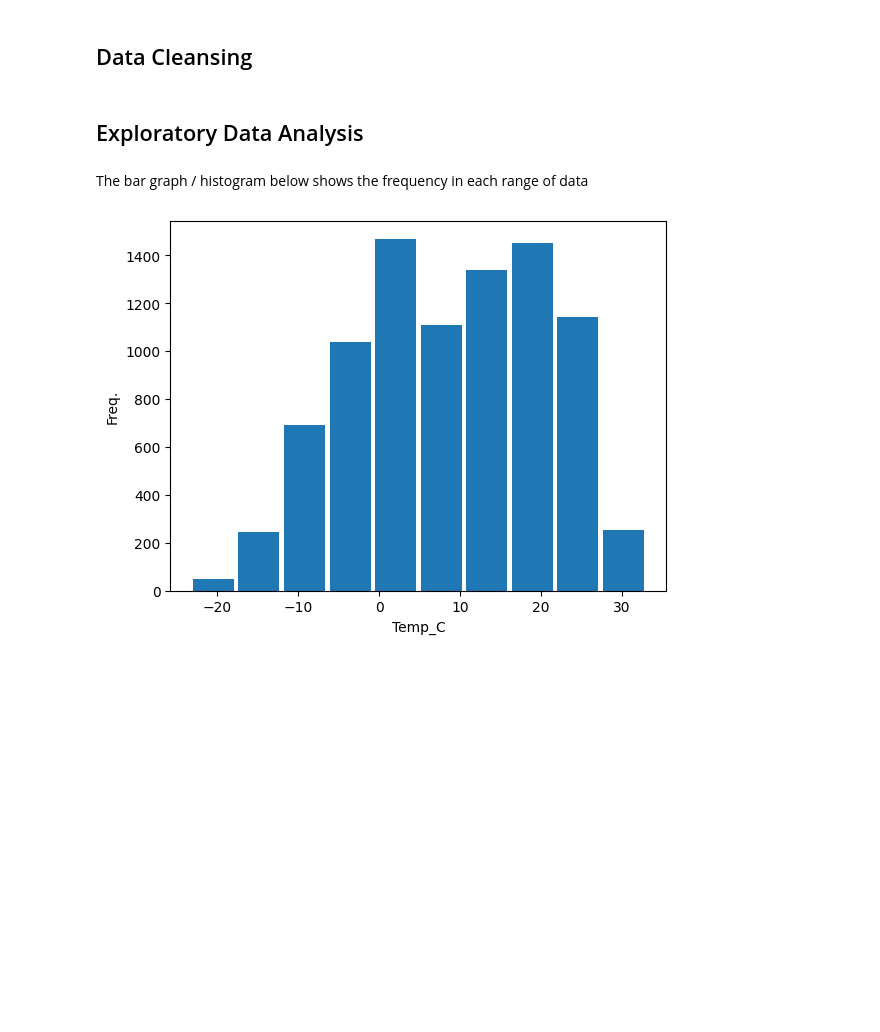
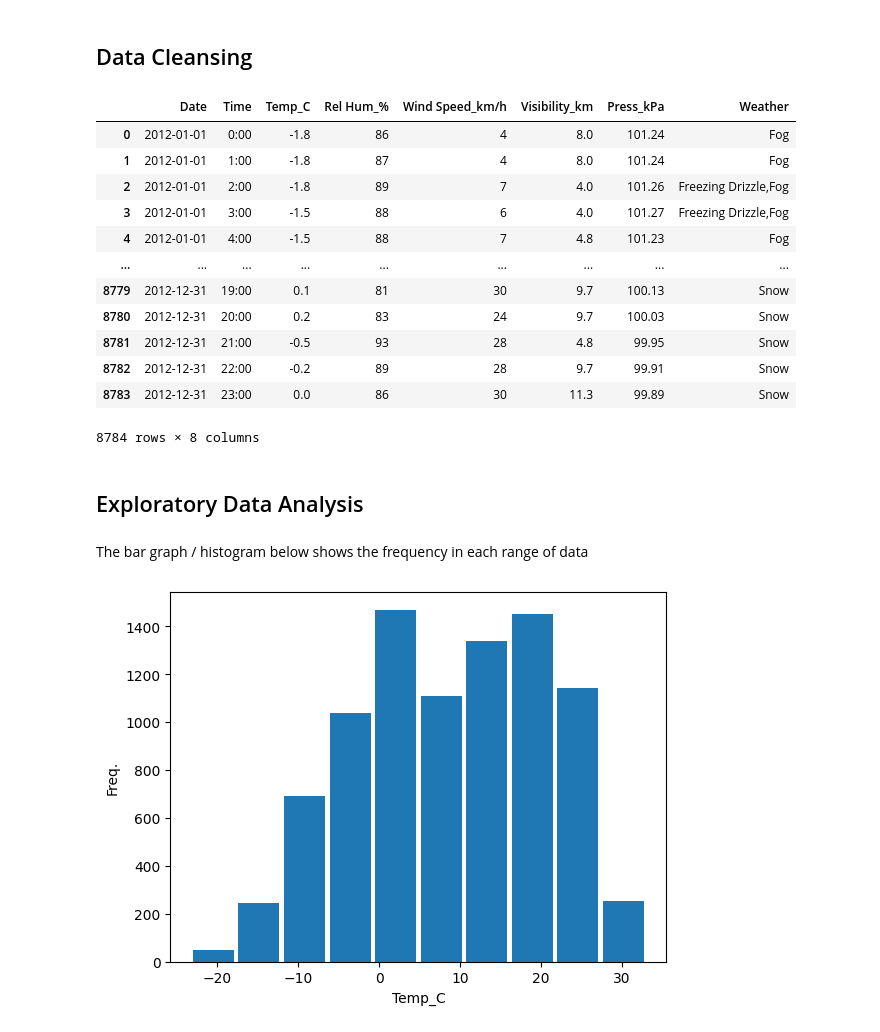
Before and after one commit to JayaWinata/Weather-EDA, a Jupyter notebook: weather_EDA.ipynb, the cells around one changed output. Drawn from its saved outputs; the diff is of its cells as text; code cells hidden in the pictures; blank space fills up the shorter version.

Commit message:
parsing dtype

```diff
--- a/weather_EDA.ipynb
+++ b/weather_EDA.ipynb
@@ -60,6 +72,25 @@ df.insert(1,'Time',time_series)
 # Removing unnecessary columns
 df.drop('Date/Time',axis=1,inplace=True)
 df.drop('Dew Point Temp_C',axis=1,inplace=True)
+
+# Converting dtypes
+df['Date'] = pd.to_datetime(df['Date'])
+# %%
+df
+# %% [output]
+|  | Date | Time | Temp_C | Rel Hum_% | Wind Speed_km/h | Visibility_km | Press_kPa | Weather |
+| 0 | 2012-01-01 | 0:00 | -1.8 | 86 | 4 | 8.0 | 101.24 | Fog |
+| 1 | 2012-01-01 | 1:00 | -1.8 | 87 | 4 | 8.0 | 101.24 | Fog |
+| 2 | 2012-01-01 | 2:00 | -1.8 | 89 | 7 | 4.0 | 101.26 | Freezing Drizzle,Fog |
+| 3 | 2012-01-01 | 3:00 | -1.5 | 88 | 6 | 4.0 | 101.27 | Freezing Drizzle,Fog |
+| 4 | 2012-01-01 | 4:00 | -1.5 | 88 | 7 | 4.8 | 101.23 | Fog |
+| ... | ... | ... | ... | ... | ... | ... | ... | ... |
+| 8779 | 2012-12-31 | 19:00 | 0.1 | 81 | 30 | 9.7 | 100.13 | Snow |
+| 8780 | 2012-12-31 | 20:00 | 0.2 | 83 | 24 | 9.7 | 100.03 | Snow |
+| 8781 | 2012-12-31 | 21:00 | -0.5 | 93 | 28 | 4.8 | 99.95 | Snow |
+| 8782 | 2012-12-31 | 22:00 | -0.2 | 89 | 28 | 9.7 | 99.91 | Snow |
+| 8783 | 2012-12-31 | 23:00 | 0.0 | 86 | 30 | 11.3 | 99.89 | Snow |
+8784 rows × 8 columns
 # %%
 numeric_df = df[['Temp_C', 'Rel Hum_%', 'Wind Speed_km/h', 'Visibility_km', 'Press_kPa']]
 # %% [markdown]
```
Also changed, not shown: parts of 1 cell of this notebook.
